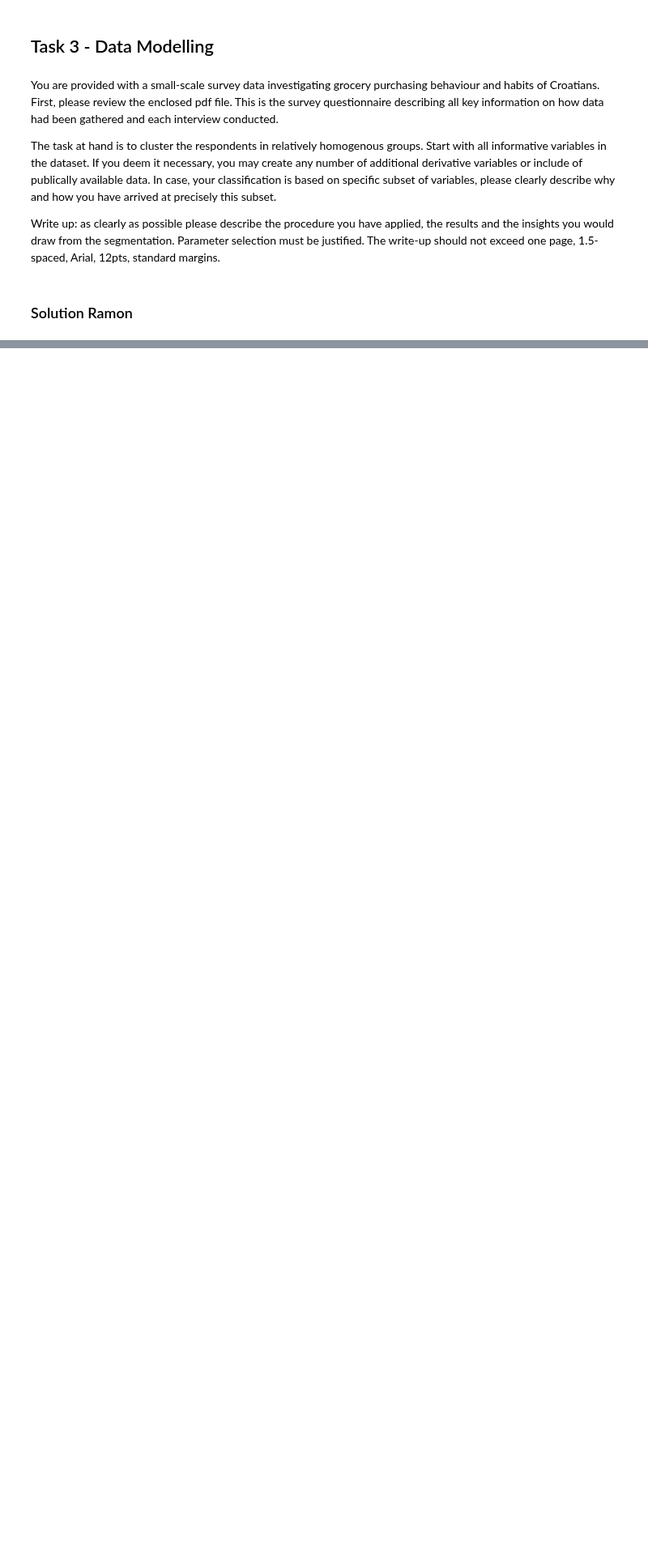
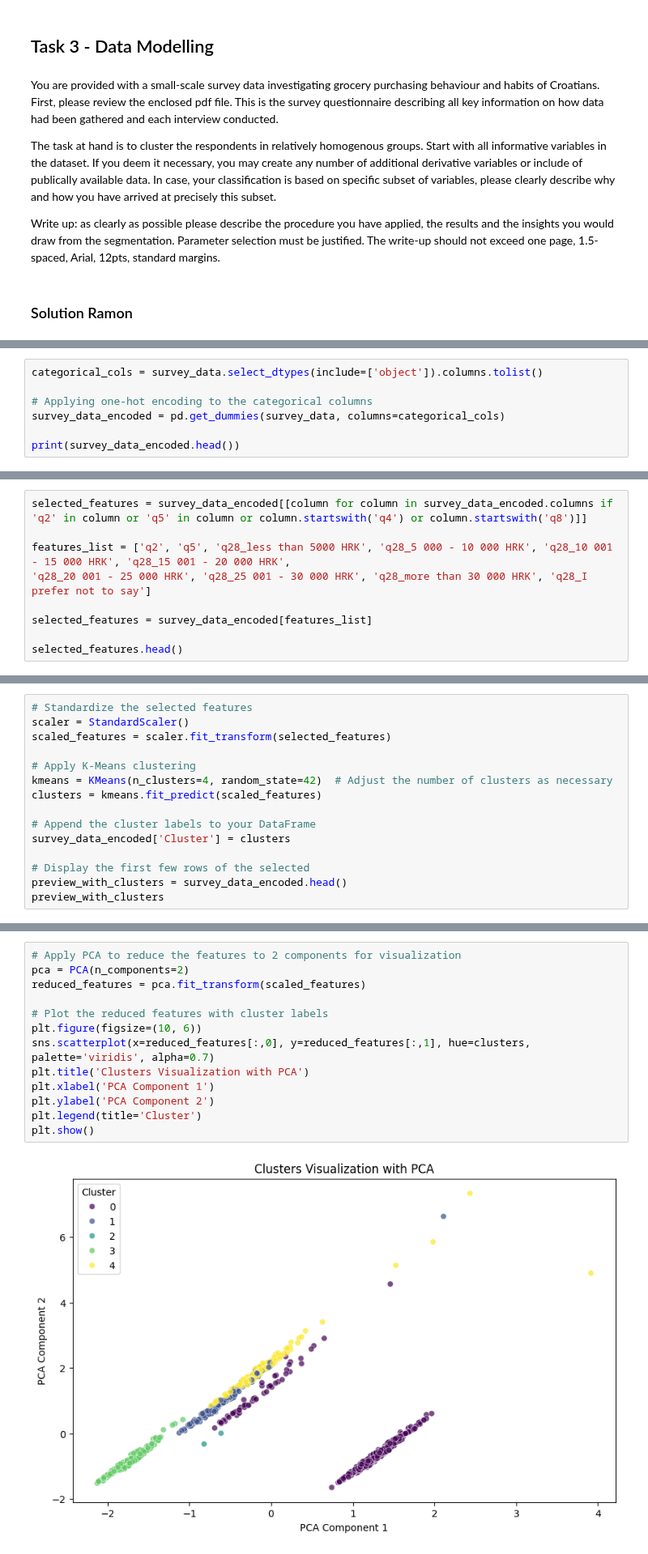
Before and after one commit to arnoldram/conac_datachallenge, a Jupyter notebook: Challenge_Medium_1.ipynb, the cells around one changed output, grey strips where cells are left out. Shown at 81% size. Saved outputs shown, nothing was run; the diff lists cells and outputs as text; blank space fills up the shorter version.

```diff
--- a/Challenge_Medium_1.ipynb
+++ b/Challenge_Medium_1.ipynb
@@ -572,0 +644,7 @@ Write up: as clearly as possible please describe the procedure you have applied,
+# %%
+categorical_cols = survey_data.select_dtypes(include=['object']).columns.tolist()
+
+# Applying one-hot encoding to the categorical columns
+survey_data_encoded = pd.get_dummies(survey_data, columns=categorical_cols)
+
+print(survey_data_encoded.head())
@@ -572,0 +682,9 @@ Write up: as clearly as possible please describe the procedure you have applied,
+# %%
+selected_features = survey_data_encoded[[column for column in survey_data_encoded.columns if 'q2' in column or 'q5' in column or column.startswith('q4') or column.startswith('q8')]]
+
+features_list = ['q2', 'q5', 'q28_less than 5000 HRK', 'q28_5 000 - 10 000 HRK', 'q28_10 001 - 15 000 HRK', 'q28_15 001 - 20 000 HRK',
+'q28_20 001 - 25 000 HRK', 'q28_25 001 - 30 000 HRK', 'q28_more than 30 000 HRK', 'q28_I prefer not to say']
+
+selected_features = survey_data_encoded[features_list]
+
+selected_features.head()
@@ -572,0 +700,15 @@ Write up: as clearly as possible please describe the procedure you have applied,
+# %%
+# Standardize the selected features
+scaler = StandardScaler()
+scaled_features = scaler.fit_transform(selected_features)
+
+# Apply K-Means clustering
+kmeans = KMeans(n_clusters=4, random_state=42)  # Adjust the number of clusters as necessary
+clusters = kmeans.fit_predict(scaled_features)
+
+# Append the cluster labels to your DataFrame
+survey_data_encoded['Cluster'] = clusters
+
+# Display the first few rows of the selected
+preview_with_clusters = survey_data_encoded.head()
+preview_with_clusters
@@ -572,0 +727,15 @@ Write up: as clearly as possible please describe the procedure you have applied,
+# %%
+# Apply PCA to reduce the features to 2 components for visualization
+pca = PCA(n_components=2)
+reduced_features = pca.fit_transform(scaled_features)
+
+# Plot the reduced features with cluster labels
+plt.figure(figsize=(10, 6))
+sns.scatterplot(x=reduced_features[:,0], y=reduced_features[:,1], hue=clusters, palette='viridis', alpha=0.7)
+plt.title('Clusters Visualization with PCA')
+plt.xlabel('PCA Component 1')
+plt.ylabel('PCA Component 2')
+plt.legend(title='Cluster')
+plt.show()
+# %% [output]
+[figure, added]
```
Also changed, not shown: parts of 21 cells of this notebook.
